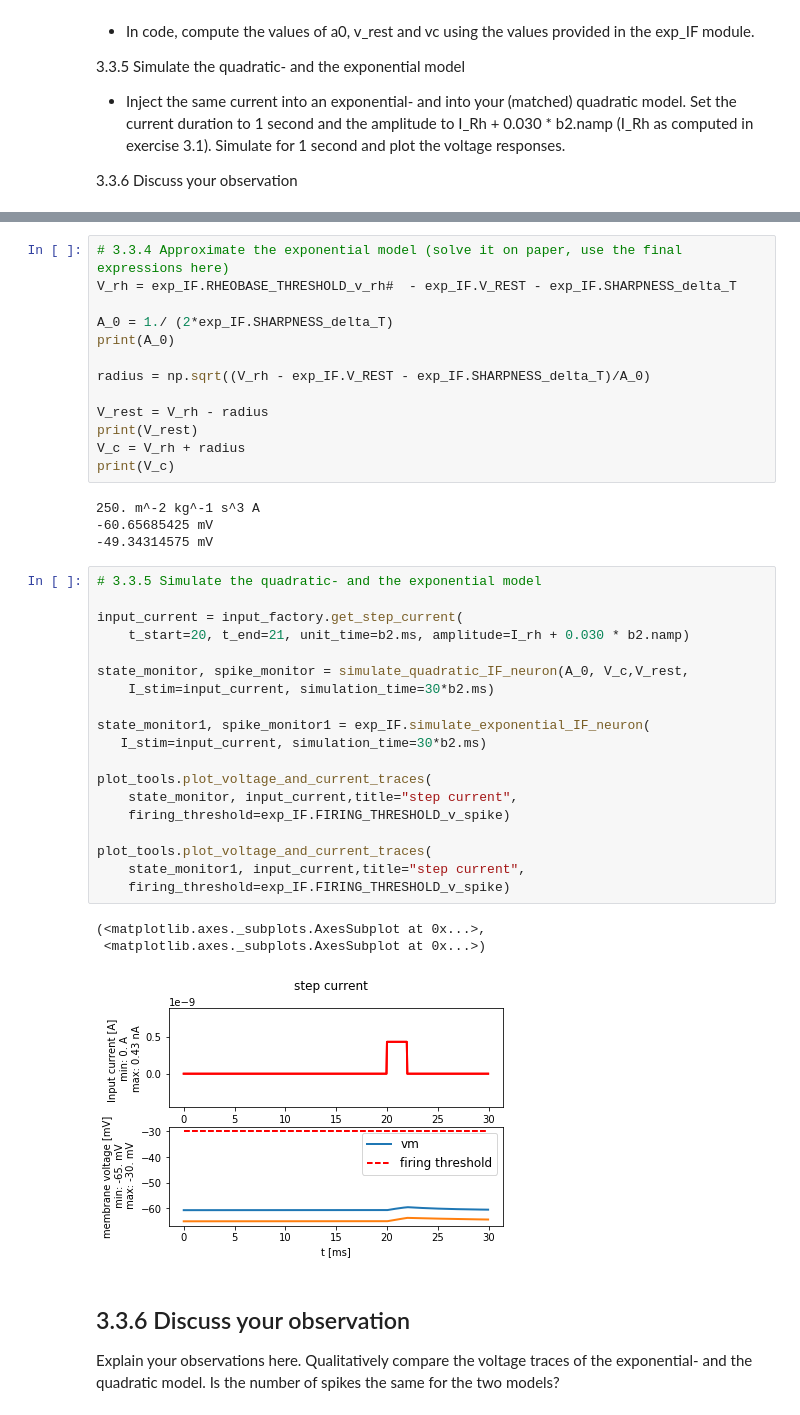
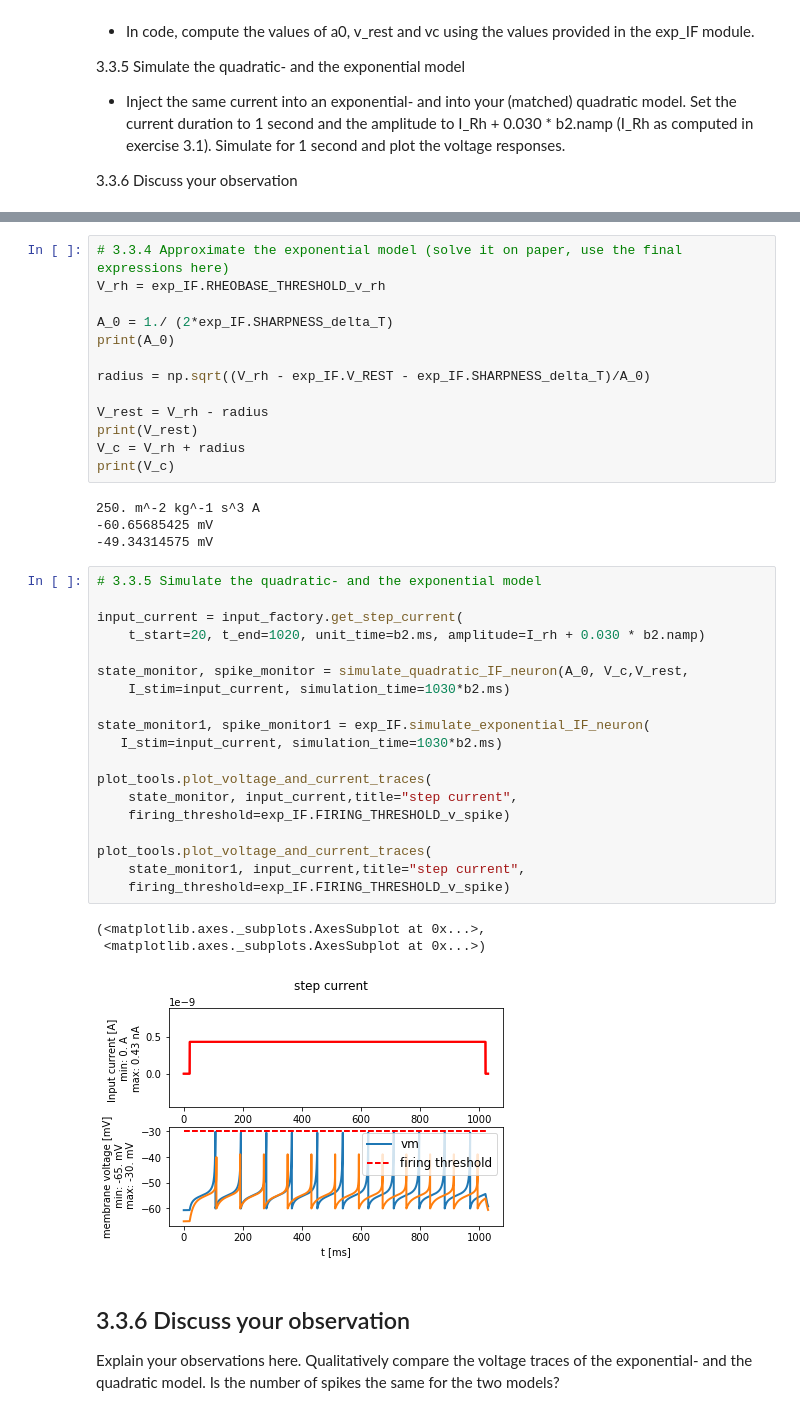
Before and after one commit to FakePersona/BMNN, a Jupyter notebook: Ex3_Rémy_Sun_000.ipynb, the cells around one changed output, grey strips where cells are left out. Saved outputs shown, nothing was run; the diff lists cells and outputs as text.

```diff
--- a/Ex3_Rémy_Sun_000.ipynb
+++ b/Ex3_Rémy_Sun_000.ipynb
@@ -237,7 +234,7 @@ plot_tools.plot_voltage_and_current_traces(
 [figure]
 # %%
 # 3.3.4 Approximate the exponential model (solve it on paper, use the final expressions here)
-V_rh = exp_IF.RHEOBASE_THRESHOLD_v_rh#  - exp_IF.V_REST - exp_IF.SHARPNESS_delta_T
+V_rh = exp_IF.RHEOBASE_THRESHOLD_v_rh
 
 A_0 = 1./ (2*exp_IF.SHARPNESS_delta_T)
 print(A_0)
@@ -255,26 +252,26 @@ print(V_c)
 # %%
 # 3.3.5 Simulate the quadratic- and the exponential model
 
 input_current = input_factory.get_step_current(
-    t_start=20, t_end=21, unit_time=b2.ms, amplitude=I_rh + 0.030 * b2.namp)
+    t_start=20, t_end=1020, unit_time=b2.ms, amplitude=I_rh + 0.030 * b2.namp)
 
 state_monitor, spike_monitor = simulate_quadratic_IF_neuron(A_0, V_c,V_rest,
-    I_stim=input_current, simulation_time=30*b2.ms)
+    I_stim=input_current, simulation_time=1030*b2.ms)
 
 state_monitor1, spike_monitor1 = exp_IF.simulate_exponential_IF_neuron(
-   I_stim=input_current, simulation_time=30*b2.ms)
+   I_stim=input_current, simulation_time=1030*b2.ms)
 
 plot_tools.plot_voltage_and_current_traces(
     state_monitor, input_current,title="step current",
     firing_threshold=exp_IF.FIRING_THRESHOLD_v_spike)
 
 plot_tools.plot_voltage_and_current_traces(
     state_monitor1, input_current,title="step current",
     firing_threshold=exp_IF.FIRING_THRESHOLD_v_spike)
 # %% [output]
 (<matplotlib.axes._subplots.AxesSubplot at 0x...>,
  <matplotlib.axes._subplots.AxesSubplot at 0x...>)
-[figure, old version]
+[figure, new version]
 # %% [markdown]
 ## 3.3.6 Discuss your observation
 
```
Also changed, not shown: parts of 4 cells of this notebook.
